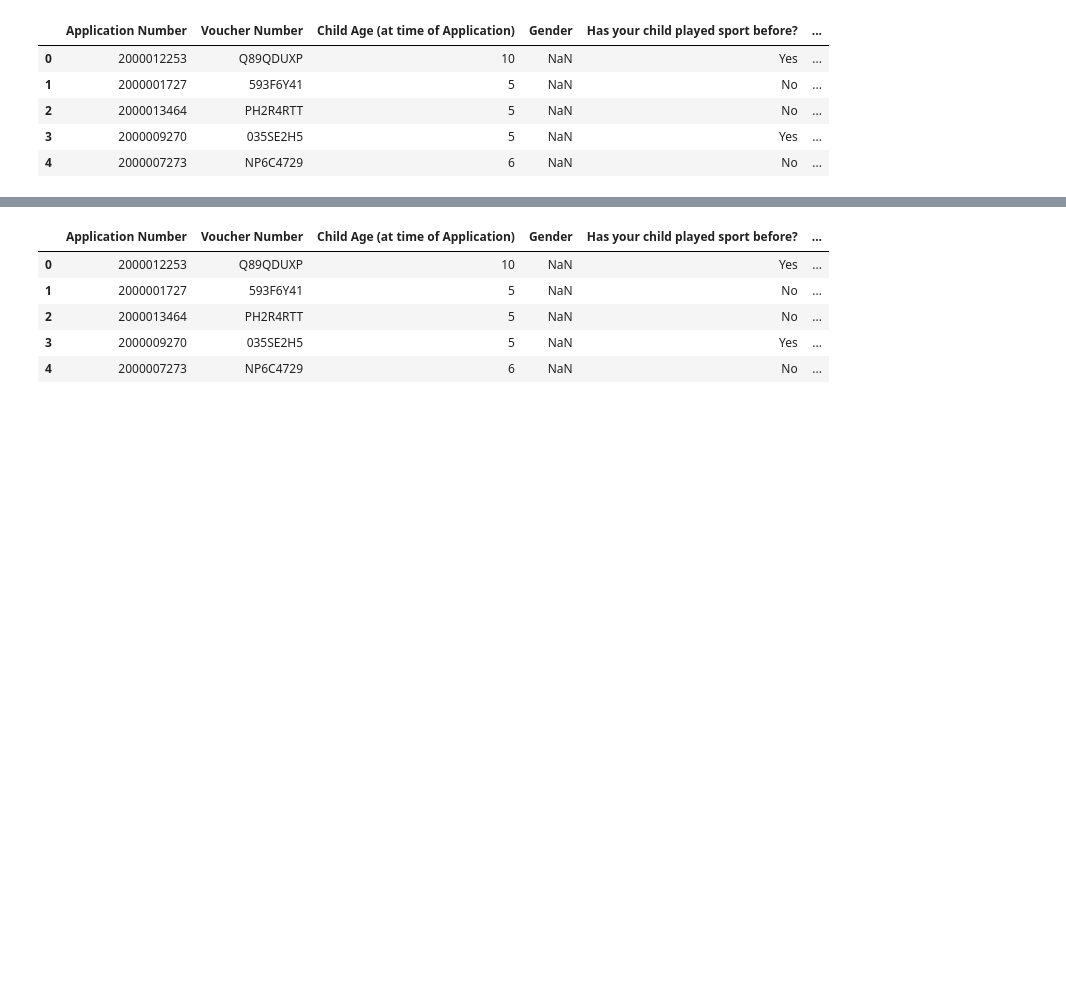
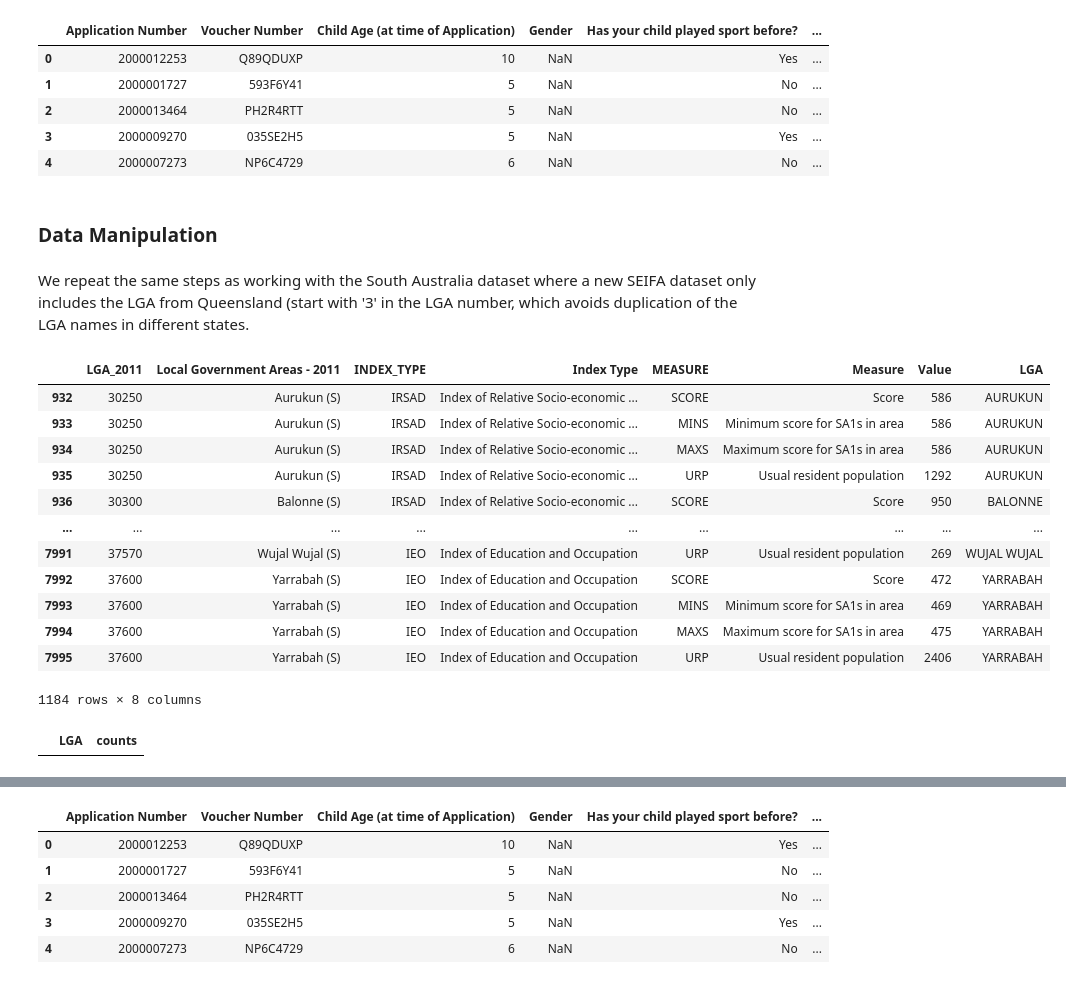
Before and after one commit to xuyenlinhHuynh/data-science-portfolio-xuyenlinhHuynh, a Jupyter notebook: Portfolio 2.ipynb, the cells around one changed output, grey strips where cells are left out. Cells and saved outputs as stored; diff of their text form; code cells hidden in the pictures; blank space fills up the shorter version.

```diff
--- a/Portfolio 2.ipynb
+++ b/Portfolio 2.ipynb
@@ -92,8 +92,8 @@ temp[temp.counts > 16]
 # %% [markdown]
 To only include LGA from South Australia (start with '4' in the LGA id `LGA_2011`), we update the SEIFA dataset to drop all other LGA from other states across Australia.
 # %%
-seifa = seifa[seifa['LGA_2011'].astype(str).str[0] == '4']
-seifa
+sa_seifa = seifa[seifa['LGA_2011'].astype(str).str[0] == '4']
+sa_seifa
 # %% [output]
 |  | LGA_2011 | Local Government Areas - 2011 | INDEX_TYPE | Index Type | MEASURE | Measure | Value | LGA |
 | 1228 | 40070 | Adelaide (C) | IRSAD | Index of Relative Socio-economic ... | SCORE | Score | 1036 | ADELAIDE |
@@ -697,3 +735,32 @@ qld_vouchers.head()
 | 2 | 2000013464 | PH2R4RTT | 5 | NaN | No | ... |
 | 3 | 2000009270 | 035SE2H5 | 5 | NaN | Yes | ... |
 | 4 | 2000007273 | NP6C4729 | 6 | NaN | No | ... |
+# %% [markdown]
+### Data Manipulation
+# %% [markdown]
+We repeat the same steps as working with the South Australia dataset where a new SEIFA dataset only includes the LGA from Queensland (start with '3' in the LGA number, which avoids duplication of the LGA names in different states.
+# %%
+qld_seifa = seifa[seifa['LGA_2011'].astype(str).str[0] == '3']
+qld_seifa
+# %% [output]
+|  | LGA_2011 | Local Government Areas - 2011 | INDEX_TYPE | Index Type | MEASURE | Measure | Value | LGA |
+| 932 | 30250 | Aurukun (S) | IRSAD | Index of Relative Socio-economic ... | SCORE | Score | 586 | AURUKUN |
+| 933 | 30250 | Aurukun (S) | IRSAD | Index of Relative Socio-economic ... | MINS | Minimum score for SA1s in area | 586 | AURUKUN |
+| 934 | 30250 | Aurukun (S) | IRSAD | Index of Relative Socio-economic ... | MAXS | Maximum score for SA1s in area | 586 | AURUKUN |
+| 935 | 30250 | Aurukun (S) | IRSAD | Index of Relative Socio-economic ... | URP | Usual resident population | 1292 | AURUKUN |
+| 936 | 30300 | Balonne (S) | IRSAD | Index of Relative Socio-economic ... | SCORE | Score | 950 | BALONNE |
+| ... | ... | ... | ... | ... | ... | ... | ... | ... |
+| 7991 | 37570 | Wujal Wujal (S) | IEO | Index of Education and Occupation | URP | Usual resident population | 269 | WUJAL WUJAL |
+| 7992 | 37600 | Yarrabah (S) | IEO | Index of Education and Occupation | SCORE | Score | 472 | YARRABAH |
+| 7993 | 37600 | Yarrabah (S) | IEO | Index of Education and Occupation | MINS | Minimum score for SA1s in area | 469 | YARRABAH |
+| 7994 | 37600 | Yarrabah (S) | IEO | Index of Education and Occupation | MAXS | Maximum score for SA1s in area | 475 | YARRABAH |
+| 7995 | 37600 | Yarrabah (S) | IEO | Index of Education and Occupation | URP | Usual resident population | 2406 | YARRABAH |
+1184 rows × 8 columns
+# %%
+# check if still having duplicated LGA
+temp = qld_seifa['LGA'].value_counts().rename_axis('LGA').reset_index(name='counts')
+temp.head()
+
+temp[temp.counts > 16]
+# %% [output]
+|  | LGA | counts |
```
Also changed, not shown: parts of 27 cells of this notebook.
